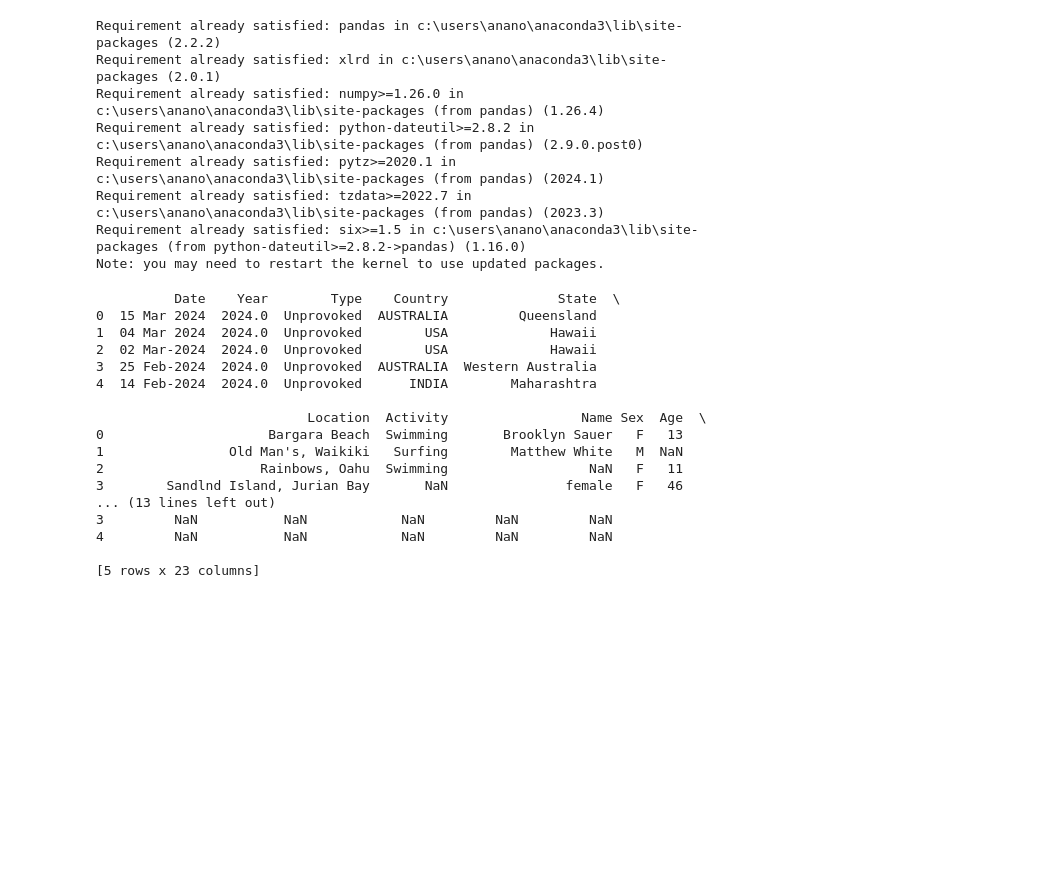
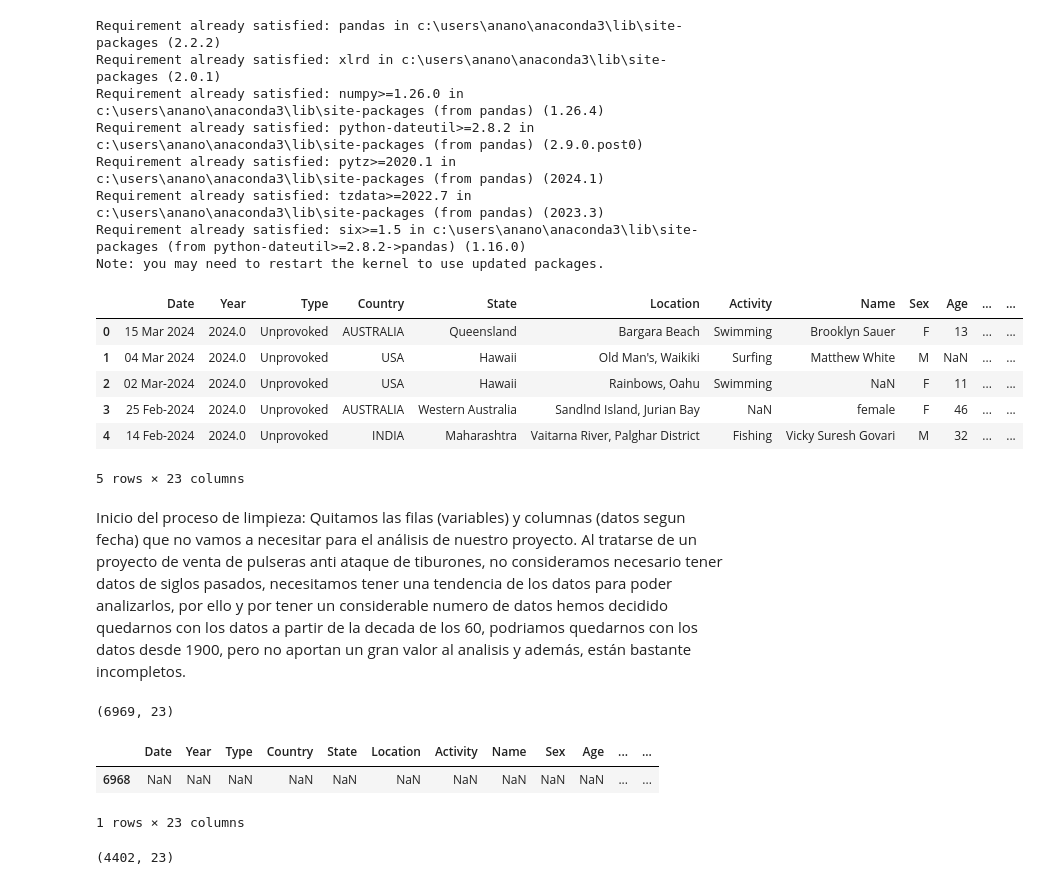
Before and after one commit to davidmoreno-gh/SharkattacksProyect, a Jupyter notebook: miniproject_shakattack.ipynb, the cells around one changed output. Cells and saved outputs as stored; diff of their text form; code cells hidden in the pictures; blank space fills up the shorter version.

```diff
--- a/miniproject_shakattack.ipynb
+++ b/miniproject_shakattack.ipynb
@@ -12,23 +12,35 @@ Note: you may need to restart the kernel to use updated packages.
 # %%
 import pandas as pd
 
-df = pd.read_excel('https://www.sharkattackfile.net/spreadsheets/GSAF5.xls')
-print(df.head())
+df_sharkattack= pd.read_excel('https://www.sharkattackfile.net/spreadsheets/GSAF5.xls')
+df_sharkattack.head()
 # %% [output]
+|  | Date | Year | Type | Country | State | Location | Activity | Name | Sex | Age | ... | ... |
+| 0 | 15 Mar 2024 | 2024.0 | Unprovoked | AUSTRALIA | Queensland | Bargara Beach | Swimming | Brooklyn Sauer | F | 13 | ... | ... |
+| 1 | 04 Mar 2024 | 2024.0 | Unprovoked | USA | Hawaii | Old Man's, Waikiki | Surfing | Matthew White | M | NaN | ... | ... |
+| 2 | 02 Mar-2024 | 2024.0 | Unprovoked | USA | Hawaii | Rainbows, Oahu | Swimming | NaN | F | 11 | ... | ... |
+| 3 | 25 Feb-2024 | 2024.0 | Unprovoked | AUSTRALIA | Western Australia | Sandlnd Island, Jurian Bay | NaN | female | F | 46 | ... | ... |
+| 4 | 14 Feb-2024 | 2024.0 | Unprovoked | INDIA | Maharashtra | Vaitarna River, Palghar District | Fishing | Vicky Suresh Govari | M | 32 | ... | ... |
-          Date    Year        Type    Country              State  \
-0  15 Mar 2024  2024.0  Unprovoked  AUSTRALIA         Queensland
-1  04 Mar 2024  2024.0  Unprovoked        USA             Hawaii
-2  02 Mar-2024  2024.0  Unprovoked        USA             Hawaii
-3  25 Feb-2024  2024.0  Unprovoked  AUSTRALIA  Western Australia
-4  14 Feb-2024  2024.0  Unprovoked      INDIA        Maharashtra
-
-                           Location  Activity                 Name Sex  Age  \
-0                     Bargara Beach  Swimming       Brooklyn Sauer   F   13
-1                Old Man's, Waikiki   Surfing        Matthew White   M  NaN
-2                    Rainbows, Oahu  Swimming                  NaN   F   11
-3        Sandlnd Island, Jurian Bay       NaN               female   F   46
-... (13 lines left out)
-3         NaN           NaN            NaN         NaN         NaN
-4         NaN           NaN            NaN         NaN         NaN
-
-[5 rows x 23 columns]
+5 rows × 23 columns
+# %% [markdown]
+
+Inicio del proceso de limpieza:
+Quitamos las filas (variables) y columnas (datos segun fecha) que no vamos a necesitar para el análisis de nuestro proyecto.
+Al tratarse de un proyecto de venta de pulseras anti ataque de tiburones, no consideramos necesario tener datos de siglos pasados,
+necesitamos tener una tendencia de los datos para poder analizarlos, por ello y por tener un considerable numero de datos
+hemos decidido quedarnos con los datos a partir de la decada de los 60, podriamos quedarnos con los datos desde 1900, pero no aportan un
+gran valor al analisis y además, están bastante incompletos.
+# %%
+#miro el numero de filas y columnas totales
+
+df_sharkattack.shape #el resultado es 6969, 23 siendo 0 el indice habria 6968 filas y 22 columnas
+# reviso que datos hay en la ultima fila dado que no aparecen en el excel
+# %% [output]
+(6969, 23)
+# %%
+df_sharkattack.tail(1) #esto me hace comprobar que hay filas completamente nulas y por eso no aparecen en el excel y a su vez
+                        # somos conscientes de que si no se comprobase seguiriamos teniendo valores nulos que no aportan ningun valor en el data frame
+# %% [output]
+|  | Date | Year | Type | Country | State | Location | Activity | Name | Sex | Age | ... | ... |
+| 6968 | NaN | NaN | NaN | NaN | NaN | NaN | NaN | NaN | NaN | NaN | ... | ... |
+1 rows × 23 columns
@@ -34,0 +54,6 @@ print(df.head())
+# %%
+# Compruebo que haya variado el numero de filas a 4402 (hay que tener en cuenta que el indice empieza por 0)
+
+df_sharkattack.shape #comprobado todo está correcto
+# %% [output]
+(4402, 23)
```
Also changed, not shown: parts of 7 cells of this notebook.
